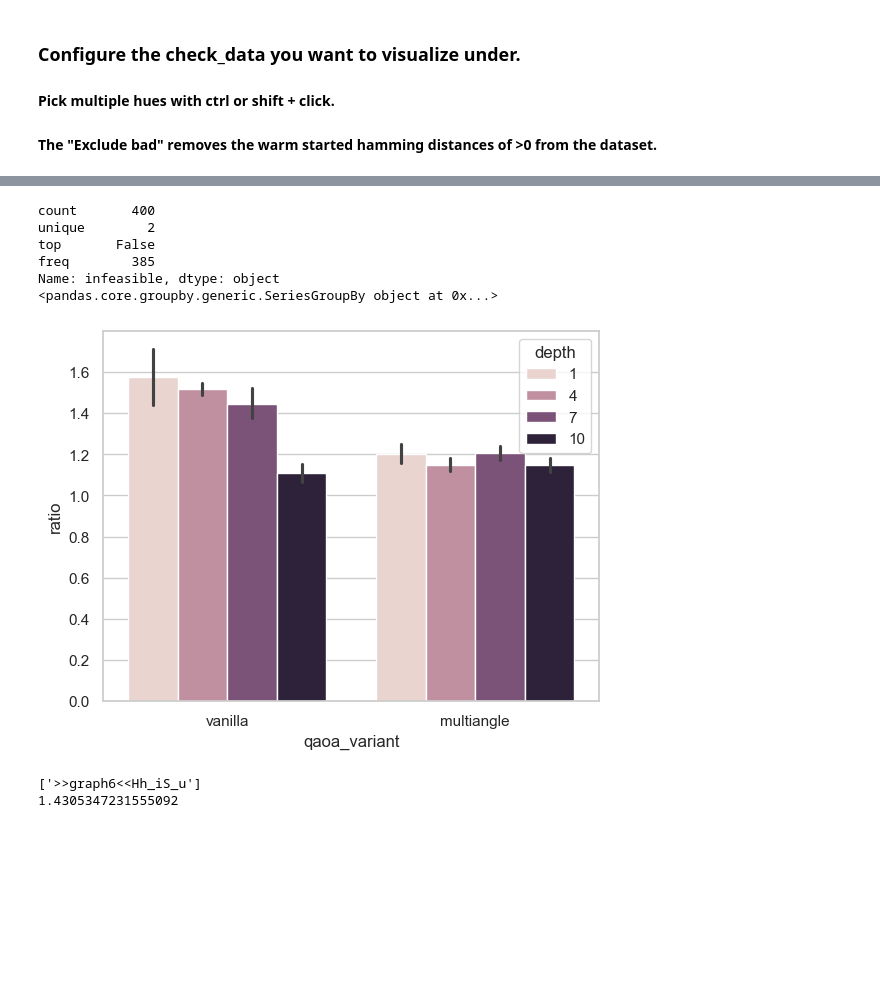
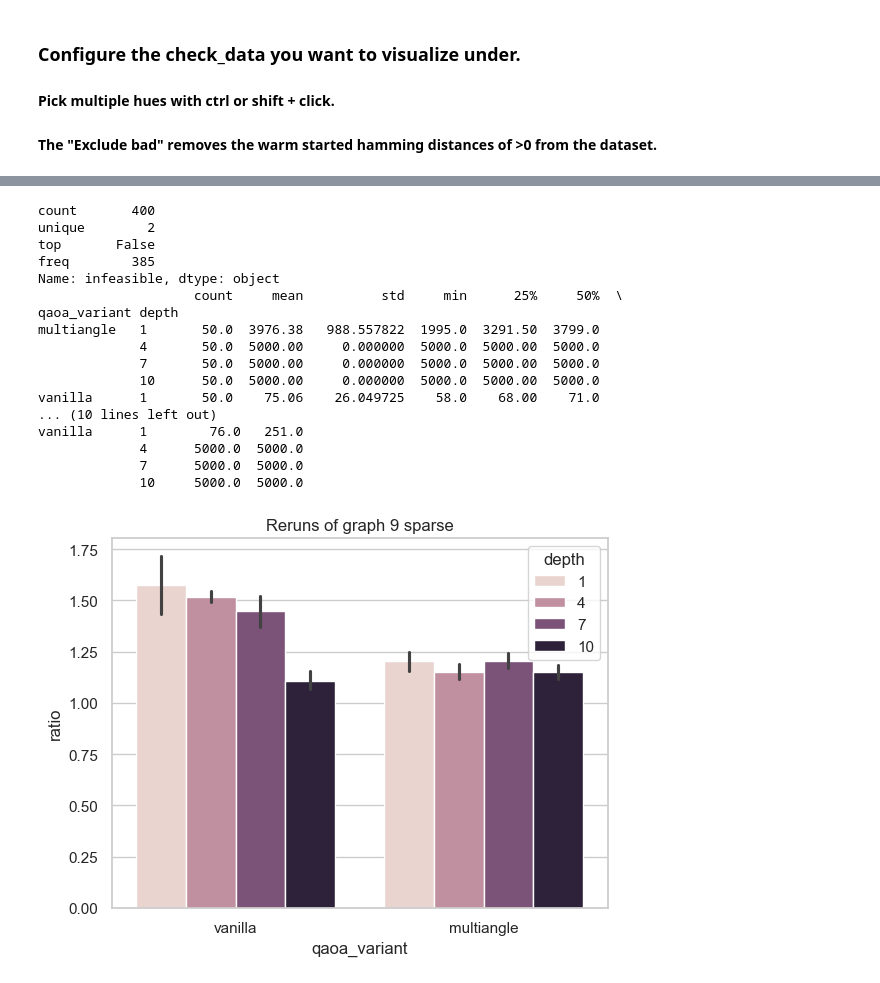
Before and after one commit to Smeidir/QAOA, a Jupyter notebook: results_visualizer.ipynb, the cells around one changed output, grey strips where cells are left out. Cells and saved outputs as stored; diff of their text form; code cells hidden in the pictures; blank space fills up the shorter version.

```diff
--- a/results_visualizer.ipynb
+++ b/results_visualizer.ipynb
@@ -1116,10 +1020,12 @@ red dot 1.5908483466604728
 # %%
+#---------heatmap-----------
 import pandas as pd
 import seaborn as sns
 import matplotlib.pyplot as plt
 
 # Group and aggregate the ratio for warm start and lagrangian multiplier combinations
 df = results_lagrange.copy()
+df = df[df['infeasible']==False]
 
 # Create a figure with two subplots side by side
 fig, axes = plt.subplots(1, 2, figsize=(16, 7))
@@ -1176,7 +1082,4 @@ combined_view = df.pivot_table(
 
 # Replace NaN hamming_dist with 'No WS' for better labeling
 combined_view['hamming_dist'] = combined_view['hamming_dist'].fillna('No WS')
-
-print("Difference in average ratio between QAOA variants:")
-print(combined_view)
 # %% [output]
@@ -1366,7 +1260 @@ plt.show()
 [figure]
-# %%
-results['improvement'] = results['quantum_obj_value'] - results['hamming_obj_func']
-#results[results['ws_value'] < results['quantum_obj_value']][['quantum_obj_value', 'ws_value']]
-#print(results[results['ws_value'] < results['quantum_obj_value']][['quantum_obj_value', 'ws_value']])
-print("Improvement column info:")
-print(results['improvement'].describe())
@@ -1675,9 +1511,9 @@ for i, graph in enumerate(graph_names):
     axes[i, 0].set_xticklabels([lbl.get_text().capitalize() for lbl in axes[i, 0].get_xticklabels()])
 
     # Right plot: QFE
-    sns.barplot(data=graph_df, x="qaoa_variant", y="quantum_func_evals", hue="depth", ax=axes[i, 1])
+    sns.barplot(data=graph_df, x="qaoa_variant", y="Iterations", hue="depth", ax=axes[i, 1])
     axes[i, 1].set_title(f"{graph_title}" , fontsize=20)
-    axes[i, 1].set_ylabel("QFE", fontsize=18)
+    axes[i, 1].set_ylabel("Iterations", fontsize=18)
     axes[i, 1].tick_params(axis='both', labelsize=15)
     axes[i, 1].set_xlabel("")
     axes[i, 1].legend(title="Depth", title_fontsize=16, fontsize=14, loc="lower right")
@@ -1696,7 +1532,8 @@ check_data =pd.read_csv("results_papergraph_{'backend_mode'{'statevector'},'qaoa
 g = problem.get_erdos_renyi_graphs_paper1()[3]
 
 check_data_12 = pd.read_csv("results_papergraph_{'backend_mode'{'statevector'},'qaoa_variant'{'vanilla'},'param_initialization'{'gaussian'},'depth'{7},'warm_start'{False},'problem_type'{'minvertexcover'}}.csv")
-
+check_data.rename(columns={'quantum_func_evals': 'Iterations'}, inplace=True)
+check_data_12.rename(columns={'quantum_func_evals': 'Iterations'}, inplace=True)
 # create a networkx graph from the rustworkx graph
 G = nx.Graph(list(g.edge_list()))
 graph6_string = nx.to_graph6_bytes(G).decode("utf-8").strip()
@@ -1707,11 +1544,29 @@ mask_ws = (check_data['graph_name'] == graph6_string) & (check_data['warm_start'
 check_data.loc[mask_ws, 'ws_value'] = check_data.loc[mask_ws, 'hamming_string'].apply(
     lambda s: solver.evaluate_bitstring(ast.literal_eval(s.replace(" ",",")), mark_infeasible=True)[0])
 print(check_data['infeasible'].describe())
-print(check_data.groupby(['qaoa_variant', 'depth'])['infeasible'])
+print(check_data.groupby(['qaoa_variant', 'depth'])['Iterations'].describe())
 check_data = check_data[check_data['infeasible']==False]
 fig = plt.plot()
 sns.barplot(data=check_data, x= 'qaoa_variant', y='ratio', hue='depth')
+plt.title('Reruns of graph 9 sparse')
 plt.show()
-print(check_data['graph_name'].unique())
-print(check_data_12['ratio'].mean())
+
+
+g = problem.get_erdos_renyi_graphs_paper1()[2]
+
+check_data = check_data_12
+# create a networkx graph from the rustworkx graph
+G = nx.Graph(list(g.edge_list()))
+graph6_string = nx.to_graph6_bytes(G).decode("utf-8").strip()
+solver = MinVertexCoverSolver(g, 'minvertexcover')
+mask = check_data['graph_name'] == graph6_string
+check_data.loc[check_data['graph_name'] == graph6_string, 'infeasible']= check_data.loc[mask, 'quantum_solution'].apply(lambda s: solver.evaluate_bitstring(ast.literal_eval(s),mark_infeasible=True)[1])
+mask_ws = (check_data['graph_name'] == graph6_string) & (check_data['warm_start'] == True)
+check_data.loc[mask_ws, 'ws_value'] = check_data.loc[mask_ws, 'hamming_string'].apply(
+    lambda s: solver.evaluate_bitstring(ast.literal_eval(s.replace(" ",",")), mark_infeasible=True)[0])
+
+fig = plt.plot()
+sns.barplot(data=check_data, x= 'qaoa_variant', y='ratio', hue='depth')
+plt.title('Reruns of graph 12')
+plt.show()
 # %% [output]
@@ -1719,9 +1574,18 @@ print(check_data_12['ratio'].mean())
 count       400
 unique        2
 top       False
 freq        385
 Name: infeasible, dtype: object
-<pandas.core.groupby.generic.SeriesGroupBy object at 0x...>
+                    count     mean          std     min      25%     50%  \
+qaoa_variant depth
+multiangle   1       50.0  3976.38   988.557822  1995.0  3291.50  3799.0
+             4       50.0  5000.00     0.000000  5000.0  5000.00  5000.0
+             7       50.0  5000.00     0.000000  5000.0  5000.00  5000.0
+             10      50.0  5000.00     0.000000  5000.0  5000.00  5000.0
+vanilla      1       50.0    75.06    26.049725    58.0    68.00    71.0
+... (10 lines left out)
+vanilla      1        76.0   251.0
+             4      5000.0  5000.0
+             7      5000.0  5000.0
+             10     5000.0  5000.0
-[figure, old version]
+[figure, new version]
-['>>graph6<<Hh_iS_u']
-1.4305347231555092
```
Also changed, not shown: parts of 24 cells of this notebook, 32 other files.
